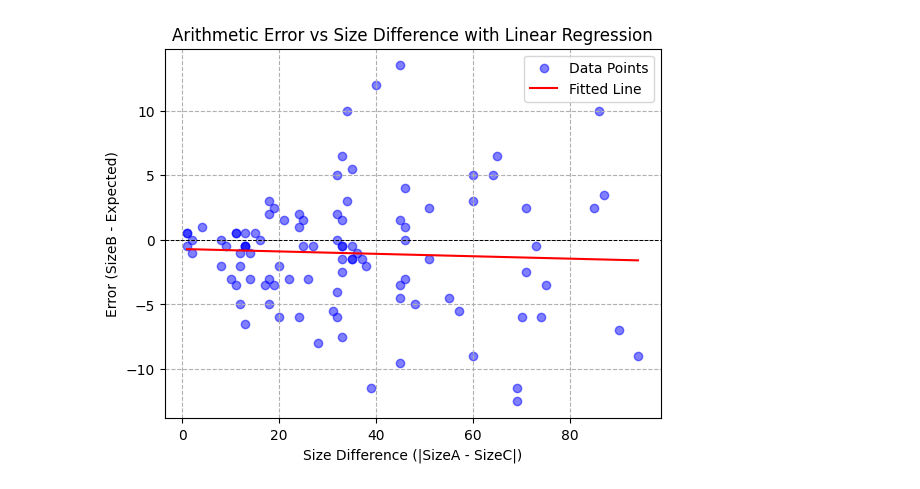
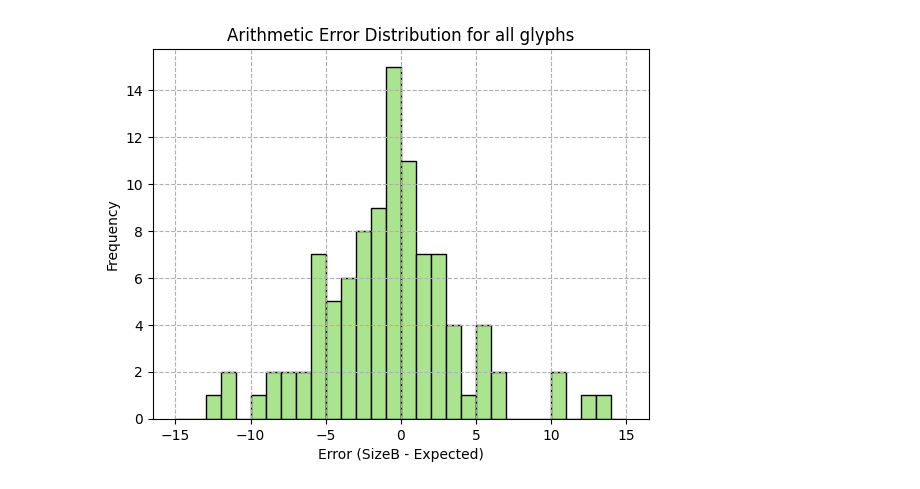
Before and after one commit to provajuli/BP, a Jupyter notebook: data/error.ipynb, the cells around one changed output. Drawn from its saved outputs; the diff is of its cells as text; code cells hidden in the pictures.

```diff
--- a/data/error.ipynb
+++ b/data/error.ipynb
@@ -2,7 +2,7 @@
 import numpy as np
 import matplotlib.pyplot as plt
 
-input_file = "data_sets/julie_results.csv"
+input_file = "data_sets/all_results.csv"
 
 def open_data_file(input_file):
     with open(input_file, "r") as f:
@@ -33,30 +33,41 @@ def compute_arithmetic_error():
 
         sizeA = data_lines[i][2]
         sizeB = data_lines[i][3]
         sizeC = data_lines[i][4]
 
         size_diff = abs(sizeA - sizeC)
 
         ar_expected = (sizeA + sizeC) / 2
         diff = sizeB - ar_expected
 
         ar_expected_all.append(ar_expected)
         ar_diffs_all.append(diff)
         size_diff_all.append(size_diff)
 
         if data_lines[i][1] == "line":
             ar_diffs_line.append(diff)
         elif data_lines[i][1] == "circle":
             ar_diffs_circle.append(diff)
         elif data_lines[i][1] == "square":
             ar_diffs_square.append(diff)
         elif data_lines[i][1] == "star":
             ar_diffs_star.append(diff)
         elif data_lines[i][1] == "polygon":
             ar_diffs_polygon.append(diff)
 
         #print(f"SizeA: {sizeA}, SizeB: {sizeB}, SizeC: {sizeC}, Expected: {ar_expected}, Diff: {diff}, Size_diff: {size_diff}")
 
     return (size_diff_all, ar_expected_all, ar_diffs_all, ar_diffs_line, ar_diffs_circle, ar_diffs_square, ar_diffs_star, ar_diffs_polygon)
 
 size_diff_all, ar_expected_all, ar_diffs_all, ar_diffs_line, ar_diffs_circle, ar_diffs_square, ar_diffs_star, ar_diffs_polygon = compute_arithmetic_error()
+
+plt.hist(ar_diffs_all, bins=np.arange(-15, 16, 1), edgecolor='black', color=np.random.rand(3))
+
+plt.xlabel("Error (SizeB - Expected)")
+plt.ylabel("Frequency")
+plt.title("Arithmetic Error Distribution for all glyphs")
+plt.grid(linestyle='--')
+
+plt.show()
+# %% [output]
+[figure, added]
@@ -125,25 +91,2 @@ geo_diffs_all, geo_diffs_line, geo_diffs_circle, geo_diffs_square, geo_diffs_sta
-# %%
-# linearni regrese pro aritmetickou chybu
-# y = ax + b
-def ar_linear_regression():
-    coef = np.polyfit(size_diff_all, ar_diffs_all, 1)
-    line = np.poly1d(coef)
-
-    x_vals = np.linspace(min(size_diff_all), max(size_diff_all), 100)
-    y_vals = line(x_vals)
-
-    plt.scatter(size_diff_all, ar_diffs_all, color='blue', alpha=0.5, label='Data Points')
-    plt.plot(x_vals, y_vals, color='red', label='Fitted Line')
-    plt.xlabel('Size Difference (|SizeA - SizeC|)')
-    plt.ylabel('Error (SizeB - Expected)')
-    plt.title('Arithmetic Error vs Size Difference with Linear Regression')
-    plt.axhline(0, color='black', linestyle='--', linewidth=0.7)
-    plt.legend()
-    plt.grid(linestyle='--')
-    plt.show()
-
-ar_linear_regression()
-# %% [output]
-[figure, removed]
 # %%
 # gamma correction
```
Also changed, not shown: parts of 5 cells of this notebook, 5 other files.
